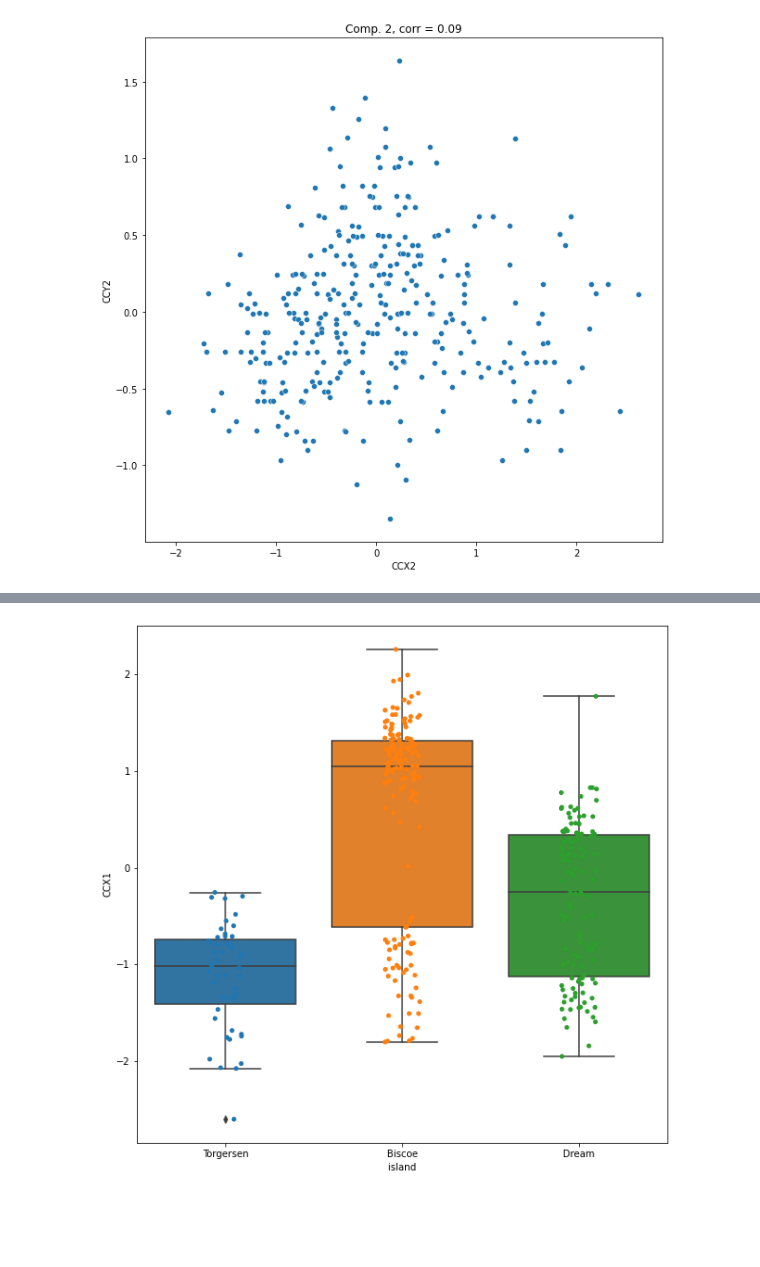
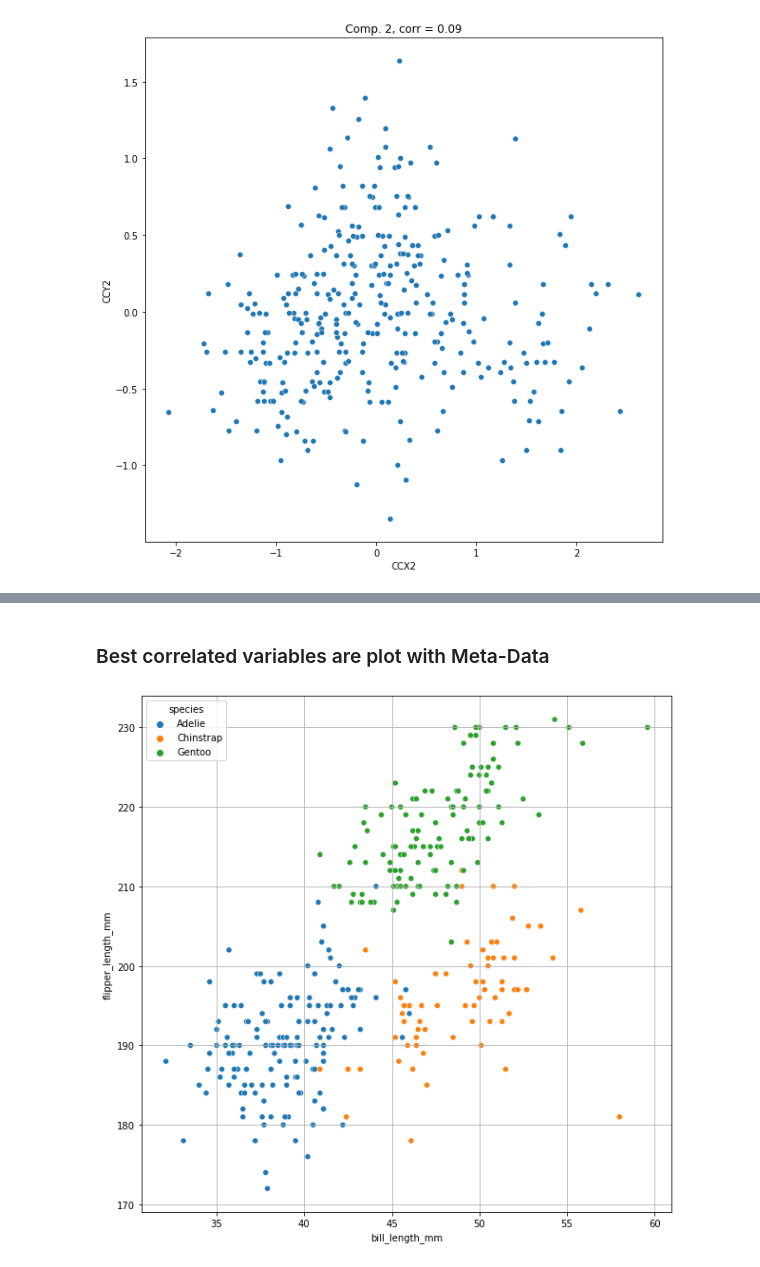
Before and after one commit to solothinker/CCA, a Jupyter notebook: CCA_example2.ipynb, the cells around one changed output, grey strips where cells are left out. Drawn from its saved outputs; the diff is of its cells as text; code cells hidden in the pictures; blank space fills up the shorter version.

```diff
--- a/CCA_example2.ipynb
+++ b/CCA_example2.ipynb
@@ -209,18 +295,11 @@ plt.show()
+# %% [markdown]
+### Best correlated variables are plot with Meta-Data
 # %%
 plt.figure(figsize=[10,10])
-sns.boxplot(
-    x='island',
-    y='CCX1',
-    data=dfCCA,
-)
-
-sns.stripplot(
-    x='island',
-    y='CCX1',
-    data=dfCCA,
-)
+sns.scatterplot(x="bill_length_mm",y="flipper_length_mm", hue="species", data=df)
+plt.grid()
 plt.show()
 # %% [output]
-[figure, old version]
+[figure, new version]
 # %%
 plt.figure(figsize=[10,10])
```
Also changed, not shown: parts of 24 cells of this notebook.
